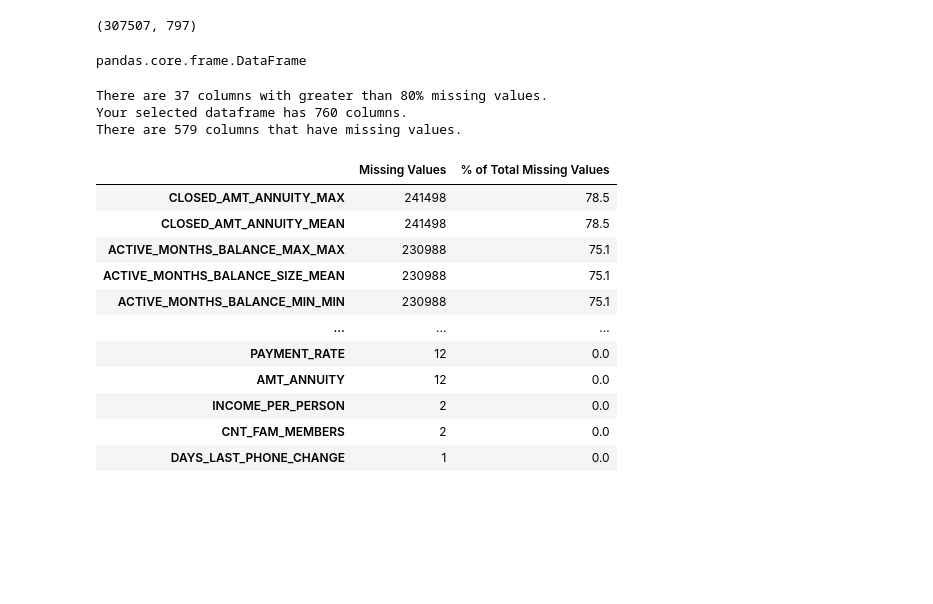
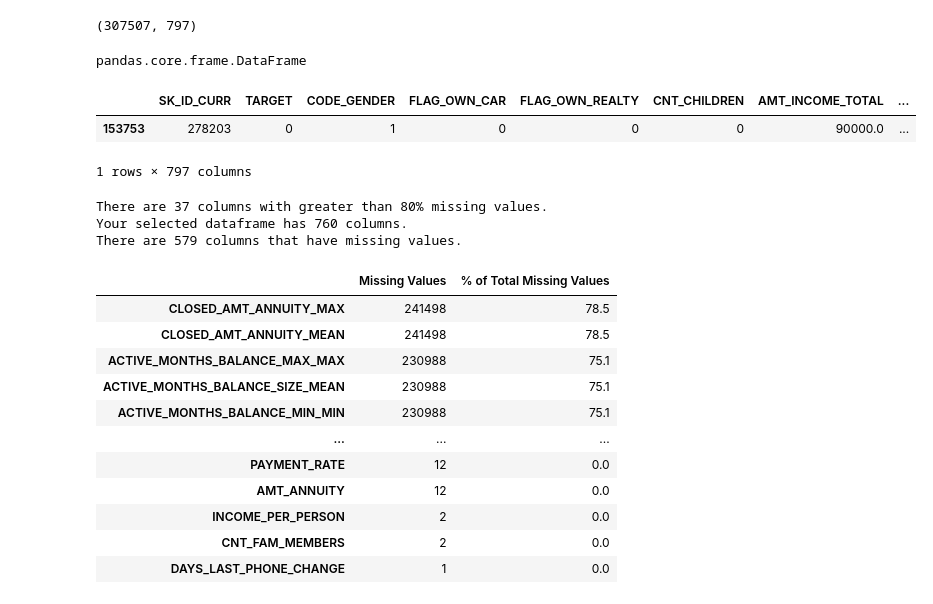
Before and after one commit to Axibord/scoring, a Jupyter notebook: model/model.ipynb, the cells around one changed output. Drawn from its saved outputs; the diff is of its cells as text; code cells hidden in the pictures; blank space fills up the shorter version.

```diff
--- a/model/model.ipynb
+++ b/model/model.ipynb
@@ -34,6 +34,12 @@ type(data)
 5 rows × 797 columns
 (307507, 797)
 pandas.core.frame.DataFrame
+# %%
+data[data['SK_ID_CURR']==278203]
+# %% [output]
+|  | SK_ID_CURR | TARGET | CODE_GENDER | FLAG_OWN_CAR | FLAG_OWN_REALTY | CNT_CHILDREN | AMT_INCOME_TOTAL | ... |
+| 153753 | 278203 | 0 | 1 | 0 | 0 | 0 | 90000.0 | ... |
+1 rows × 797 columns
 # %%
 data = remove_missing_columns(data)
 missing_values = missing_values_table(data.copy())
```
Also changed, not shown: parts of 16 cells of this notebook, 11 other files.
